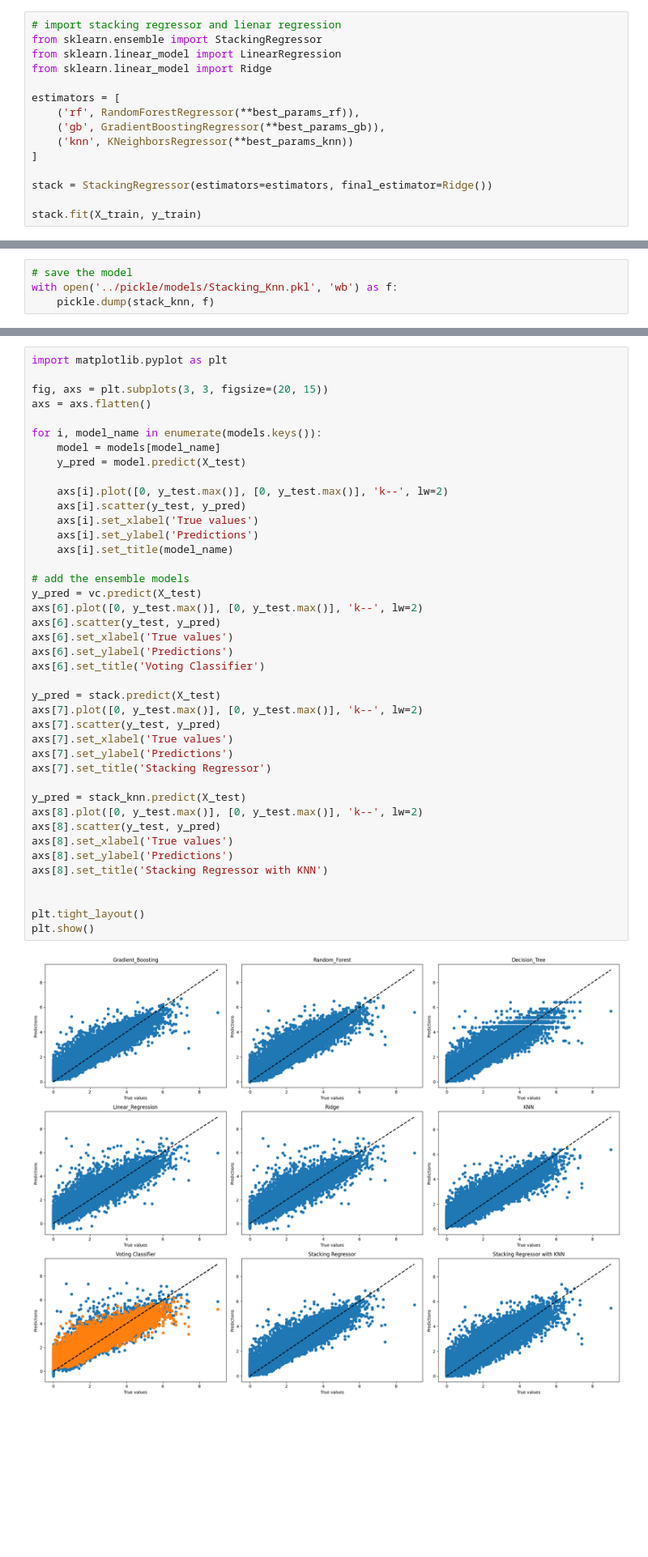
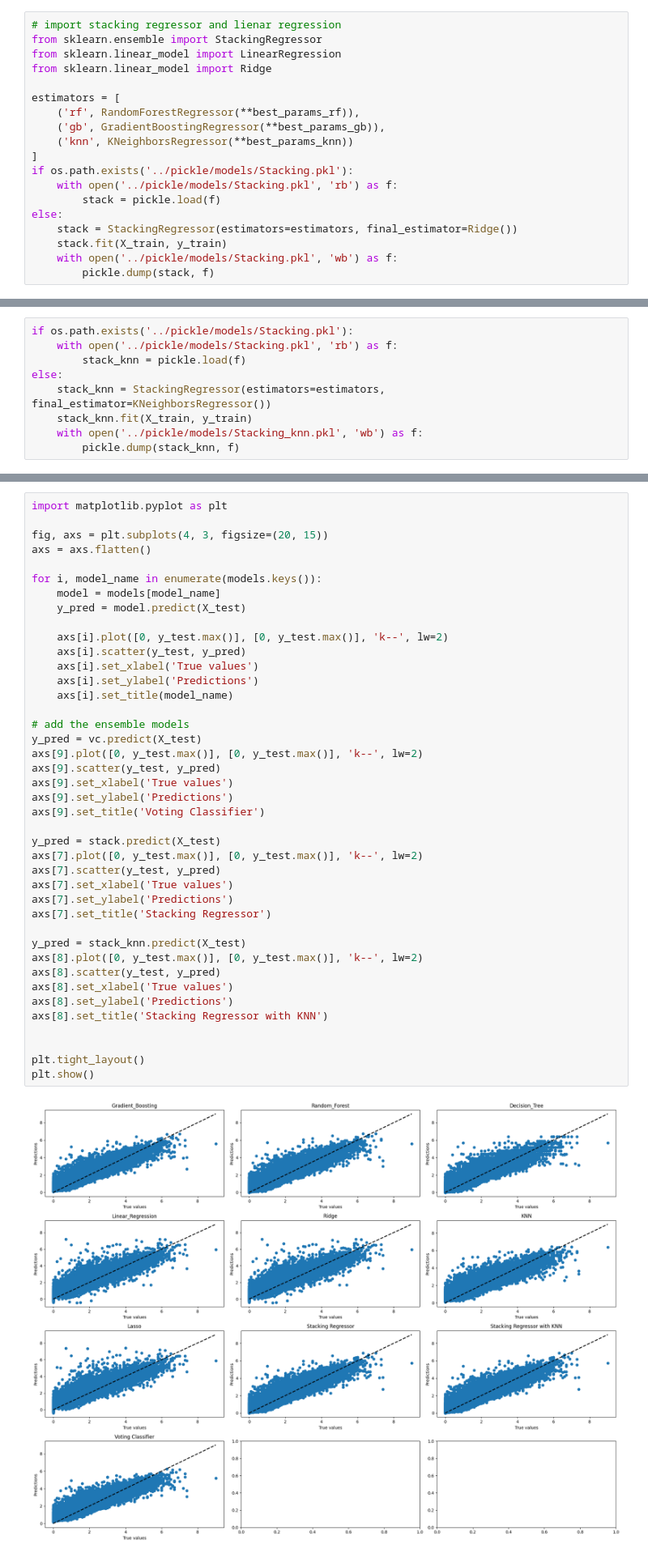
Before and after one commit to celienbonhomme/ml_project2, a Jupyter notebook: docs/_build/jupyter_execute/new_model.ipynb, the cells around one changed output, grey strips where cells are left out. Shown at 81% size. Saved outputs shown, nothing was run; the diff lists cells and outputs as text; blank space fills up the shorter version.

```diff
--- a/docs/_build/jupyter_execute/new_model.ipynb
+++ b/docs/_build/jupyter_execute/new_model.ipynb
@@ -297,7 +290,11 @@ estimators = [
     ('gb', GradientBoostingRegressor(**best_params_gb)),
     ('knn', KNeighborsRegressor(**best_params_knn))
 ]
-
-stack = StackingRegressor(estimators=estimators, final_estimator=Ridge())
-
-stack.fit(X_train, y_train)
+if os.path.exists('../pickle/models/Stacking.pkl'):
+    with open('../pickle/models/Stacking.pkl', 'rb') as f:
+        stack = pickle.load(f)
+else:
+    stack = StackingRegressor(estimators=estimators, final_estimator=Ridge())
+    stack.fit(X_train, y_train)
+    with open('../pickle/models/Stacking.pkl', 'wb') as f:
+        pickle.dump(stack, f)
@@ -355,7 +324,12 @@ StackingRegressor(estimators=[('rf',
-# %%
-# save the model
-with open('../pickle/models/Stacking_Knn.pkl', 'wb') as f:
-    pickle.dump(stack_knn, f)
+# %%
+if os.path.exists('../pickle/models/Stacking.pkl'):
+    with open('../pickle/models/Stacking.pkl', 'rb') as f:
+        stack_knn = pickle.load(f)
+else:
+    stack_knn = StackingRegressor(estimators=estimators, final_estimator=KNeighborsRegressor())
+    stack_knn.fit(X_train, y_train)
+    with open('../pickle/models/Stacking_knn.pkl', 'wb') as f:
+        pickle.dump(stack_knn, f)
 # %%
 y_pred = stack_knn.predict(X_test)
 
@@ -369,46 +343,46 @@ R2: 0.757
 # %%
 import matplotlib.pyplot as plt
 
-fig, axs = plt.subplots(3, 3, figsize=(20, 15))
+fig, axs = plt.subplots(4, 3, figsize=(20, 15))
 axs = axs.flatten()
 
 for i, model_name in enumerate(models.keys()):
     model = models[model_name]
     y_pred = model.predict(X_test)
 
     axs[i].plot([0, y_test.max()], [0, y_test.max()], 'k--', lw=2)
     axs[i].scatter(y_test, y_pred)
     axs[i].set_xlabel('True values')
     axs[i].set_ylabel('Predictions')
     axs[i].set_title(model_name)
 
 # add the ensemble models
 y_pred = vc.predict(X_test)
-axs[6].plot([0, y_test.max()], [0, y_test.max()], 'k--', lw=2)
-axs[6].scatter(y_test, y_pred)
-axs[6].set_xlabel('True values')
-axs[6].set_ylabel('Predictions')
-axs[6].set_title('Voting Classifier')
+axs[9].plot([0, y_test.max()], [0, y_test.max()], 'k--', lw=2)
+axs[9].scatter(y_test, y_pred)
+axs[9].set_xlabel('True values')
+axs[9].set_ylabel('Predictions')
+axs[9].set_title('Voting Classifier')
 
 y_pred = stack.predict(X_test)
 axs[7].plot([0, y_test.max()], [0, y_test.max()], 'k--', lw=2)
 axs[7].scatter(y_test, y_pred)
 axs[7].set_xlabel('True values')
 axs[7].set_ylabel('Predictions')
 axs[7].set_title('Stacking Regressor')
 
 y_pred = stack_knn.predict(X_test)
 axs[8].plot([0, y_test.max()], [0, y_test.max()], 'k--', lw=2)
 axs[8].scatter(y_test, y_pred)
 axs[8].set_xlabel('True values')
 axs[8].set_ylabel('Predictions')
 axs[8].set_title('Stacking Regressor with KNN')
 
 
 plt.tight_layout()
 plt.show()
 # %% [output]
-[figure, old version]
+[figure, new version]
 # %% [markdown]
 As we can see the ensemble models don t really help us in this specific case, in fact we obtain worse results than the standard models, and the best one remains gradient boost.
 the ensemble models would work much better when we have standard model that are much better than others in specific areas so that we would use the best model for every specific area so that we would obtain much a better result for the whole test set
```
Also changed, not shown: parts of 6 cells of this notebook, 11 other files.
